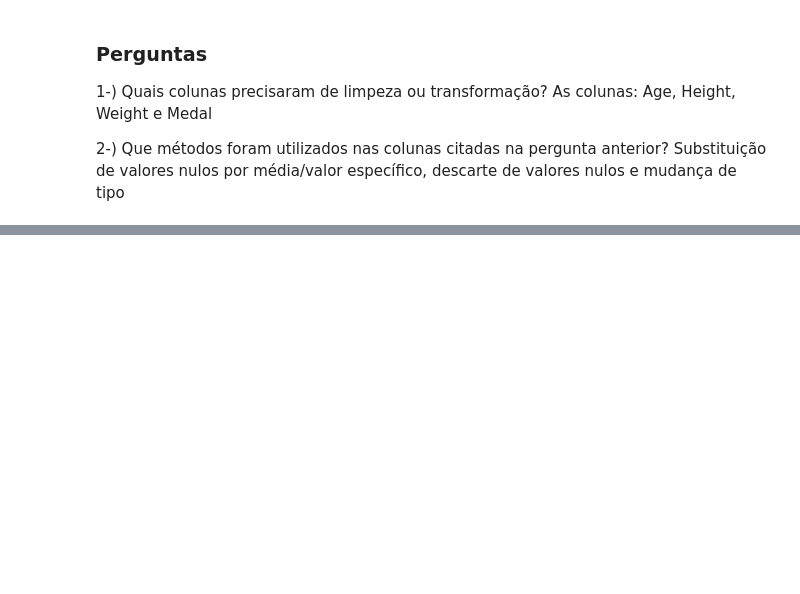
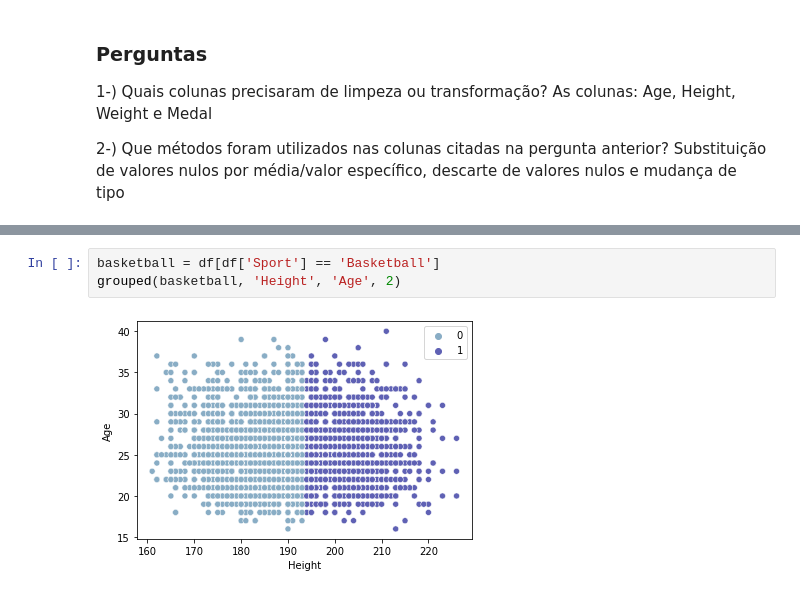
Before and after one commit to caiochacon/projeto_final_ICD, a Jupyter notebook: main.ipynb, the cells around one changed output, grey strips where cells are left out. Drawn from its saved outputs; the diff is of its cells as text; blank space fills up the shorter version.

```diff
--- a/main.ipynb
+++ b/main.ipynb
@@ -334,0 +373,5 @@ memory usage: 33.1+ MB
+# %%
+basketball = df[df['Sport'] == 'Basketball']
+grouped(basketball, 'Height', 'Age', 2)
+# %% [output]
+[figure, added]
```
Also changed, not shown: parts of 24 cells of this notebook.
